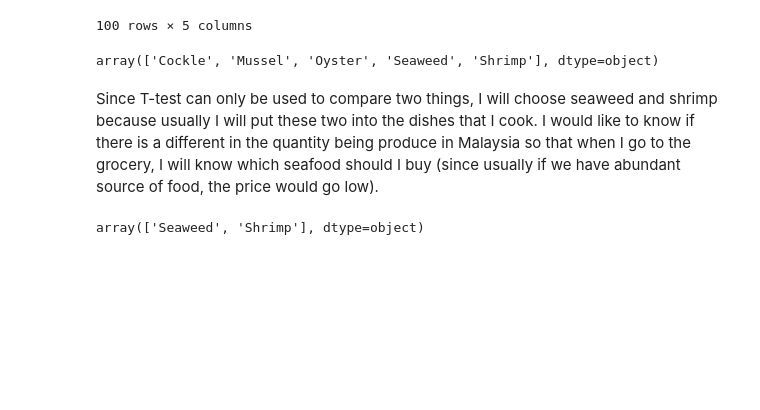
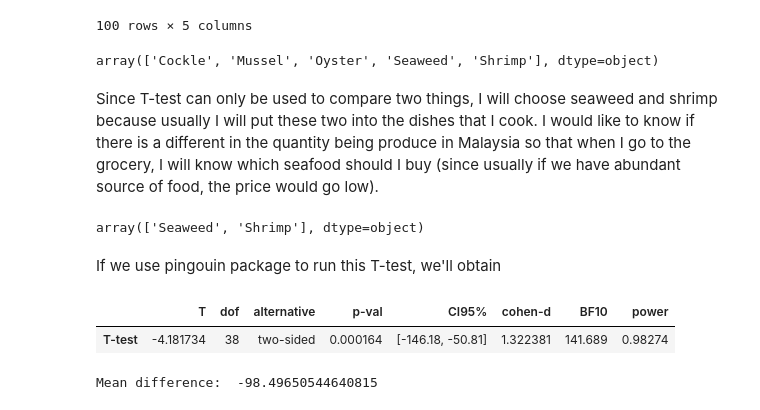
Before and after one commit to FaizAzhar/DataScience-studies, a Jupyter notebook: Statistical Tools Simulations/T-test Simulation.ipynb, the cells around one changed output. Cells and saved outputs as stored; diff of their text form; code cells hidden in the pictures; blank space fills up the shorter version.

```diff
--- a/Statistical Tools Simulations/T-test Simulation.ipynb
+++ b/Statistical Tools Simulations/T-test Simulation.ipynb
@@ -52,3 +58,19 @@ data = data[(data['Sub-Category']=='Shrimp') | (data['Sub-Category']=='Seaweed')
 data['Sub-Category'].unique()
 # %% [output]
 array(['Seaweed', 'Shrimp'], dtype=object)
+# %% [markdown]
+If we use pingouin package to run this T-test, we'll obtain
+# %%
+import pingouin as pg
+
+df1 = data[(data['Sub-Category']=='Shrimp')]
+df2 = data[(data['Sub-Category']=='Seaweed')]
+
+pg.ttest(df1["Quantity ('000 Tonnes)"],df2["Quantity ('000 Tonnes)"], confidence=0.95)
+# %% [output]
+|  | T | dof | alternative | p-val | CI95% | cohen-d | BF10 | power |
+| T-test | -4.181734 | 38 | two-sided | 0.000164 | [-146.18, -50.81] | 1.322381 | 141.689 | 0.98274 |
+# %%
+print('Mean difference: ', np.mean(df1["Quantity ('000 Tonnes)"]) - np.mean(df2["Quantity ('000 Tonnes)"]))
+# %% [output]
+Mean difference:  -98.49650544640815
```
Also changed, not shown: parts of 10 cells of this notebook.
